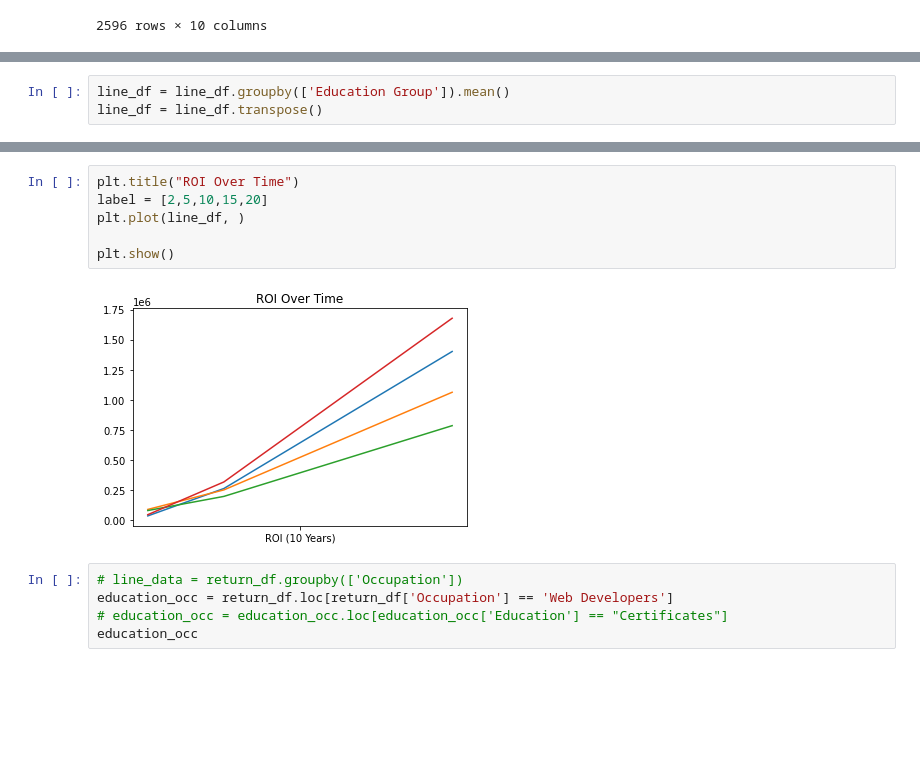
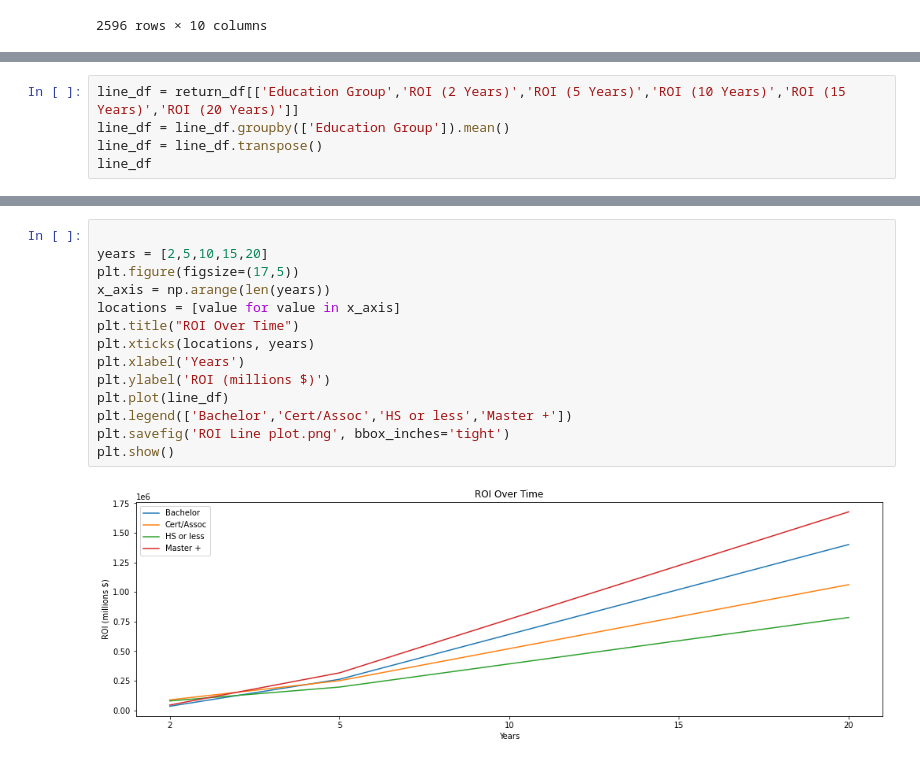
Before and after one commit to Project-1-2021/ValueOfCollege, a Jupyter notebook: Data_Analysis.ipynb, the cells around one changed output, grey strips where cells are left out. Drawn from its saved outputs; the diff is of its cells as text; blank space fills up the shorter version.

```diff
--- a/Data_Analysis.ipynb
+++ b/Data_Analysis.ipynb
@@ -313,3 +308,5 @@ See the caveats in the documentation: https://pandas.pydata.org/pandas-docs/stab
 # %%
+line_df = return_df[['Education Group','ROI (2 Years)','ROI (5 Years)','ROI (10 Years)','ROI (15 Years)','ROI (20 Years)']]
 line_df = line_df.groupby(['Education Group']).mean()
 line_df = line_df.transpose()
+line_df
@@ -316,16 +320,19 @@ line_df = line_df.transpose()
-# %%
-plt.title("ROI Over Time")
-label = [2,5,10,15,20]
-plt.plot(line_df, )
-
-plt.show()
-# %% [output]
-[figure, removed]
-# %%
-# line_data = return_df.groupby(['Occupation'])
-education_occ = return_df.loc[return_df['Occupation'] == 'Web Developers']
-# education_occ = education_occ.loc[education_occ['Education'] == "Certificates"]
-education_occ
+# %%
+
+years = [2,5,10,15,20]
+plt.figure(figsize=(17,5))
+x_axis = np.arange(len(years))
+locations = [value for value in x_axis]
+plt.title("ROI Over Time")
+plt.xticks(locations, years)
+plt.xlabel('Years')
+plt.ylabel('ROI (millions $)')
+plt.plot(line_df)
+plt.legend(['Bachelor','Cert/Assoc','HS or less','Master +'])
+plt.savefig('ROI Line plot.png', bbox_inches='tight')
+plt.show()
+# %% [output]
+[figure, added]
 # %%
 # Empty lists for value of education
 education_values = []
```
Also changed, not shown: parts of 8 cells of this notebook, 1 other file.
